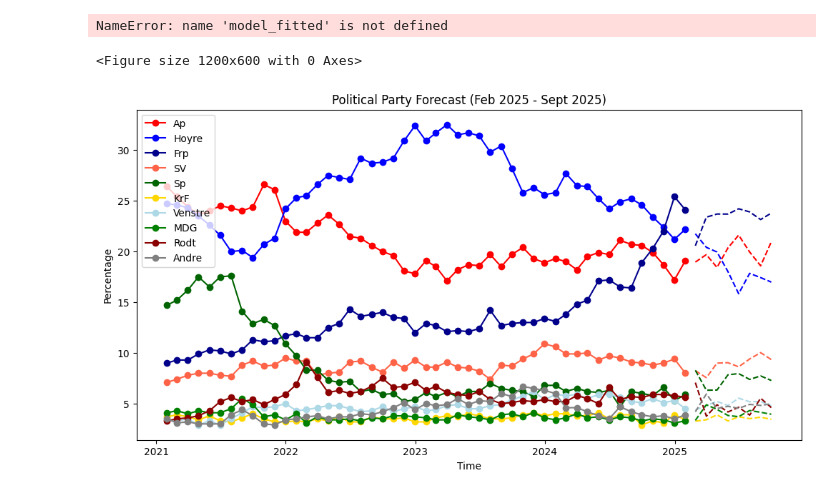
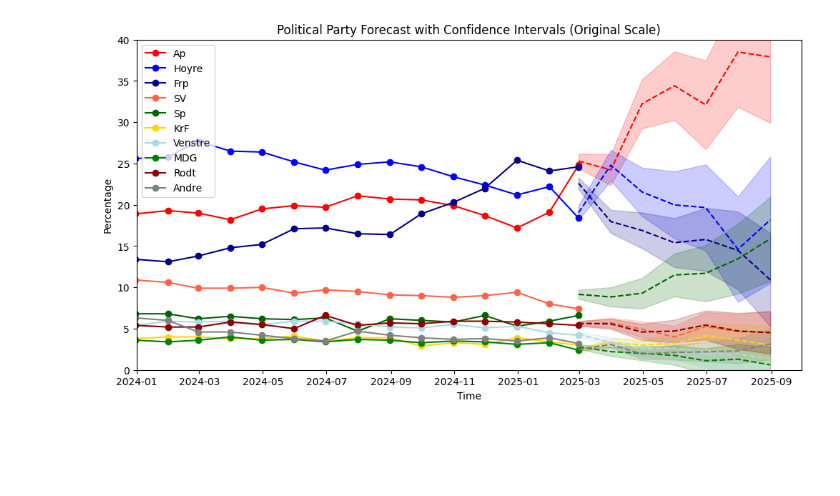
Before and after one commit to jensmorten/onesixtynine, a Jupyter notebook: models/simple_var_interval.ipynb, the cells around one changed output. Saved outputs shown, nothing was run; the diff lists cells and outputs as text; code cells hidden in the pictures; blank space fills up the shorter version.

```diff
--- a/models/simple_var_interval.ipynb
+++ b/models/simple_var_interval.ipynb
@@ -66,7 +82,7 @@ df_diff = df.diff().dropna()  # Difference to make stationary
 # %%
 model = VAR(df_diff)  # Use df_diff if differenced data is needed
 #model_fitted = model.fit(45)  # Choose lag order (5 is an example, tune this)
-model_fitted = model.fit(maxlags=3, ic='aic', method = 'ols', trend='n', verbose=True)
+model_fitted = model.fit(maxlags=16, ic='aic', method = 'ols', trend='n', verbose=True)
 
 # Display the summary of the fitted model
 print(model_fitted.summary())
@@ -76,6 +108,6 @@ NameError: name 'VAR' is not defined
 # %%
-steps = 8  # Number of steps to forecast
-alpha = 0.05  # 95% confidence interval
+steps = 7  # Number of steps to forecast
+alpha = 0.5
 
 forecast, lower, upper = model_fitted.forecast_interval(df_diff.values[-model_fitted.k_ar:], steps=steps, alpha=alpha)
 
@@ -91,46 +123,47 @@ last_actual_value = df.iloc[-1]  # Last known actual data point
 forecast_original_scale = forecast_diff_df.cumsum() + last_actual_value
 forecast_lower_original_scale = forecast_lower_diff_df.cumsum() + last_actual_value
 forecast_upper_original_scale = forecast_upper_diff_df.cumsum() + last_actual_value
-# %% [output]
-NameError: name 'model_fitted' is not defined
 # %%
-plt.figure(figsize=(12, 6))
-
-
 # Define a color map for consistency
 colors = {
     'Ap': '#FF0000',        # Red
     'Hoyre': '#0000FF',     # Blue
     'Frp': '#00008B',       # Dark Blue
     'SV': '#FF6347',        # Light Red (Tomato)
     'Sp': '#006400',        # Dark Green
     'KrF': '#FFD700',       # Yellow (Gold)
     'Venstre': '#ADD8E6',   # Light Blue
     'MDG': '#008000',       # Green
     'Rodt': '#8B0000',      # Dark Red
     'Andre': '#808080'      # Gray
 }
 
-
 plt.figure(figsize=(12, 6))
 
-for party in ['Ap', 'Hoyre', 'Frp', 'SV', 'Sp', 'KrF', 'Venstre', 'MDG','Rodt', 'Andre']:
-    color = colors.get(party, np.random.rand(3,))  # Use predefined color or random if missing
+for party in colors.keys():  # Iterate over defined parties
+    color = colors[party]
 
     # Plot actual data
     plt.plot(df.index, df[party], marker="o", color=color, label=f"{party}")
 
-    # Plot forecast with the same color
+    # Plot forecast (original scale)
     plt.plot(forecast_original_scale.index, forecast_original_scale[party], linestyle="dashed", color=color)
 
+    # Plot confidence interval (original scale)
+    plt.fill_between(forecast_original_scale.index,
+                     forecast_lower_original_scale[party],
+                     forecast_upper_original_scale[party],
+                     color=color, alpha=0.2)
+
+plt.xlim(np.datetime64("2024-01-01"), np.datetime64("2025-09-30"))  # Manually set max date to Sept 2025
+plt.ylim(0,40)  # Manually set max date to Sept 2025
 plt.xlabel("Time")
 plt.ylabel("Percentage")
-plt.title("Political Party Forecast (Feb 2025 - Sept 2025)")
-plt.legend()
+plt.title("Political Party Forecast with Confidence Intervals (Original Scale)")
+plt.legend(loc="upper left")
 plt.show()
 # %% [output]
-<Figure size 1200x600 with 0 Axes>
-[figure, old version]
+[figure, new version]
 # %%
 forecast_original_scale
 # %% [output]
```
Also changed, not shown: parts of 7 cells of this notebook, 1 other file.
